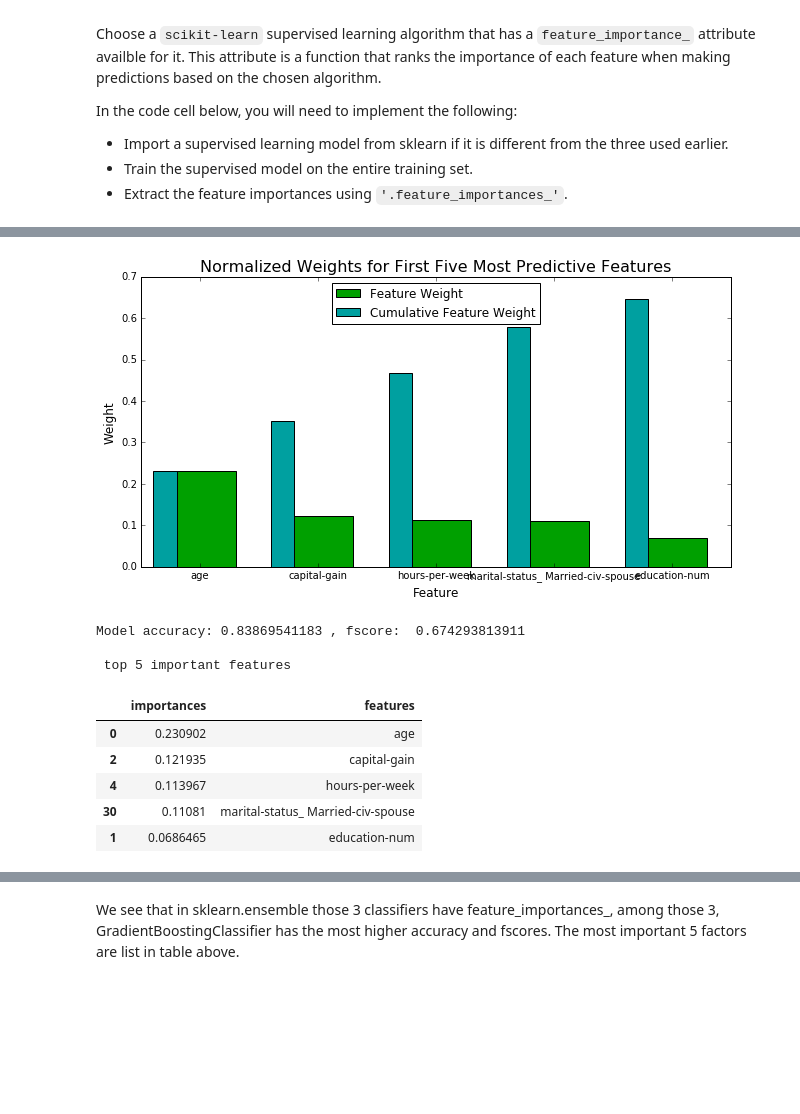
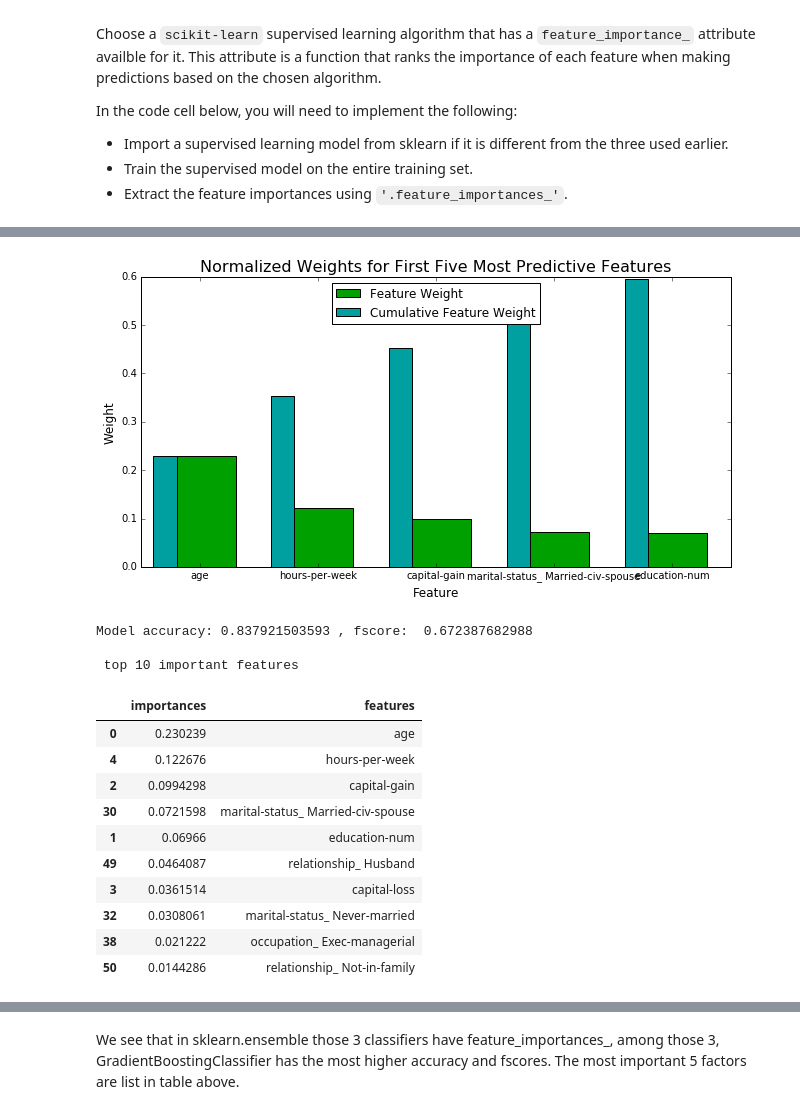
Before and after one commit to gundamkeroro/MLND, a Jupyter notebook: Project 2.Find Donors/finding_donors.ipynb, the cells around one changed output, grey strips where cells are left out. Drawn from its saved outputs; the diff is of its cells as text; code cells hidden in the pictures; blank space fills up the shorter version.

```diff
--- a/Project 2.Find Donors/finding_donors.ipynb
+++ b/Project 2.Find Donors/finding_donors.ipynb
@@ -537,41 +544,46 @@ Model accuracy: 0.857600884467 , fscore:  0.724550898204
 # %%
 # TODO: Import a supervised learning model that has 'feature_importances_'
 from sklearn.ensemble import RandomForestClassifier
 
 # TODO: Train the supervised model on the training set
 model = RandomForestClassifier().fit(X_train, y_train)
 
 # TODO: Extract the feature importances
 importances = model.feature_importances_
 
 # Plot
 vs.feature_plot(importances, X_train, y_train)
 
 # show scores
 predictions = model.predict(X_test)
 model_accuracy = accuracy_score(y_test, predictions)
 model_fscore = fbeta_score(y_test, predictions, beta=0.5)
 print "\nModel accuracy:", model_accuracy, ", fscore: ", model_fscore
 
 # show most importance features
 a = np.array(importances)
 factors = pd.DataFrame(data = np.array([importances.astype(float), features.columns]).T,
                        columns = ['importances', 'features'])
 factors = factors.sort_values('importances', ascending=False)
 
-print "\n top 5 important features"
-display(factors[:5])
+print "\n top 10 important features"
+display(factors[:10])
 # %% [output]
-[figure, old version]
+[figure, new version]
-Model accuracy: 0.83869541183 , fscore:  0.674293813911
+Model accuracy: 0.837921503593 , fscore:  0.672387682988
 
- top 5 important features
+ top 10 important features
 |  | importances | features |
-| 0 | 0.230902 | age |
-| 2 | 0.121935 | capital-gain |
-| 4 | 0.113967 | hours-per-week |
-| 30 | 0.11081 | marital-status_ Married-civ-spouse |
-| 1 | 0.0686465 | education-num |
+| 0 | 0.230239 | age |
+| 4 | 0.122676 | hours-per-week |
+| 2 | 0.0994298 | capital-gain |
+| 30 | 0.0721598 | marital-status_ Married-civ-spouse |
+| 1 | 0.06966 | education-num |
+| 49 | 0.0464087 | relationship_ Husband |
+| 3 | 0.0361514 | capital-loss |
+| 32 | 0.0308061 | marital-status_ Never-married |
+| 38 | 0.021222 | occupation_ Exec-managerial |
+| 50 | 0.0144286 | relationship_ Not-in-family |
 # %%
 # TODO: Import a supervised learning model that has 'feature_importances_'
 from sklearn.ensemble import GradientBoostingClassifier
```
Also changed, not shown: parts of 9 cells of this notebook.
